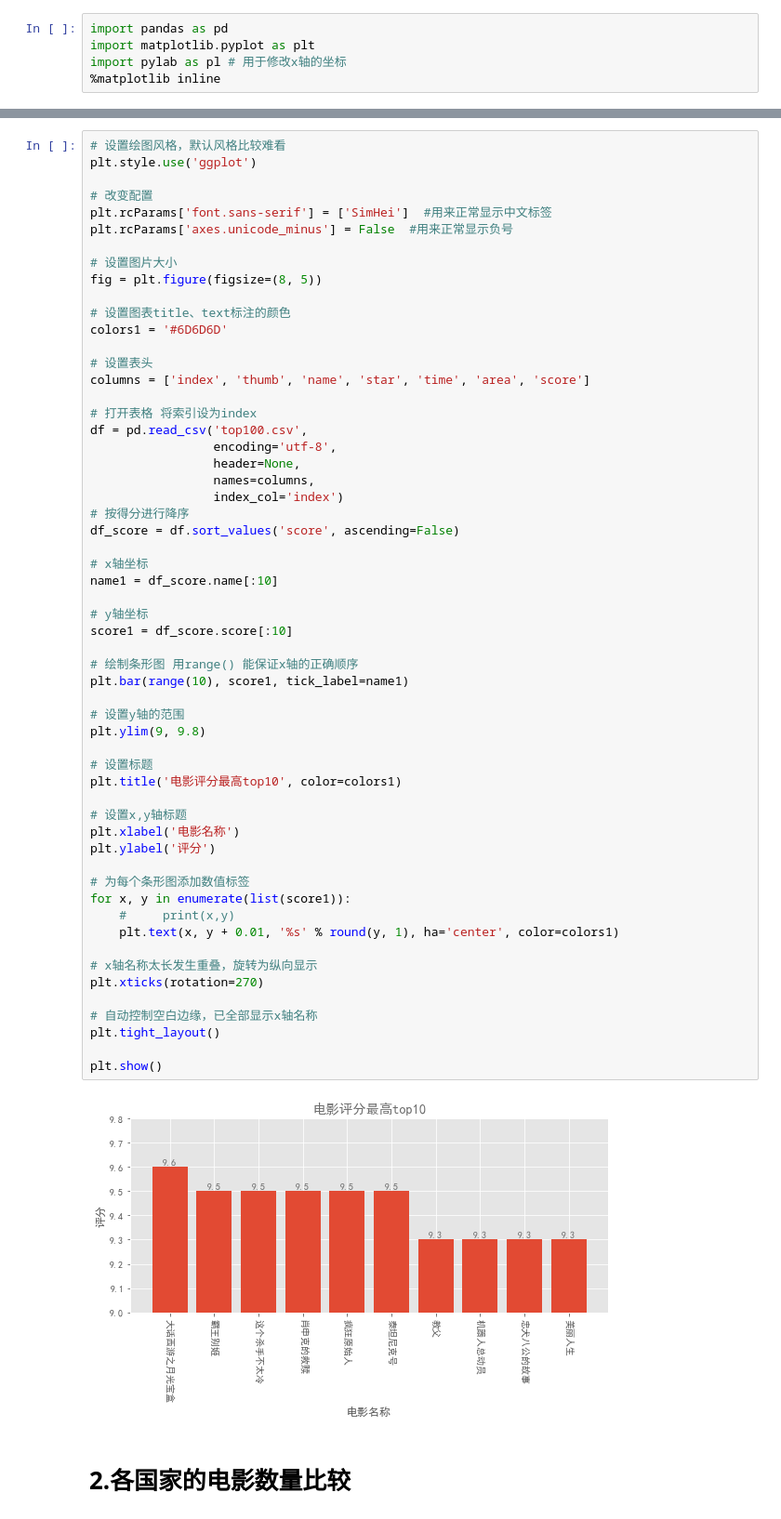
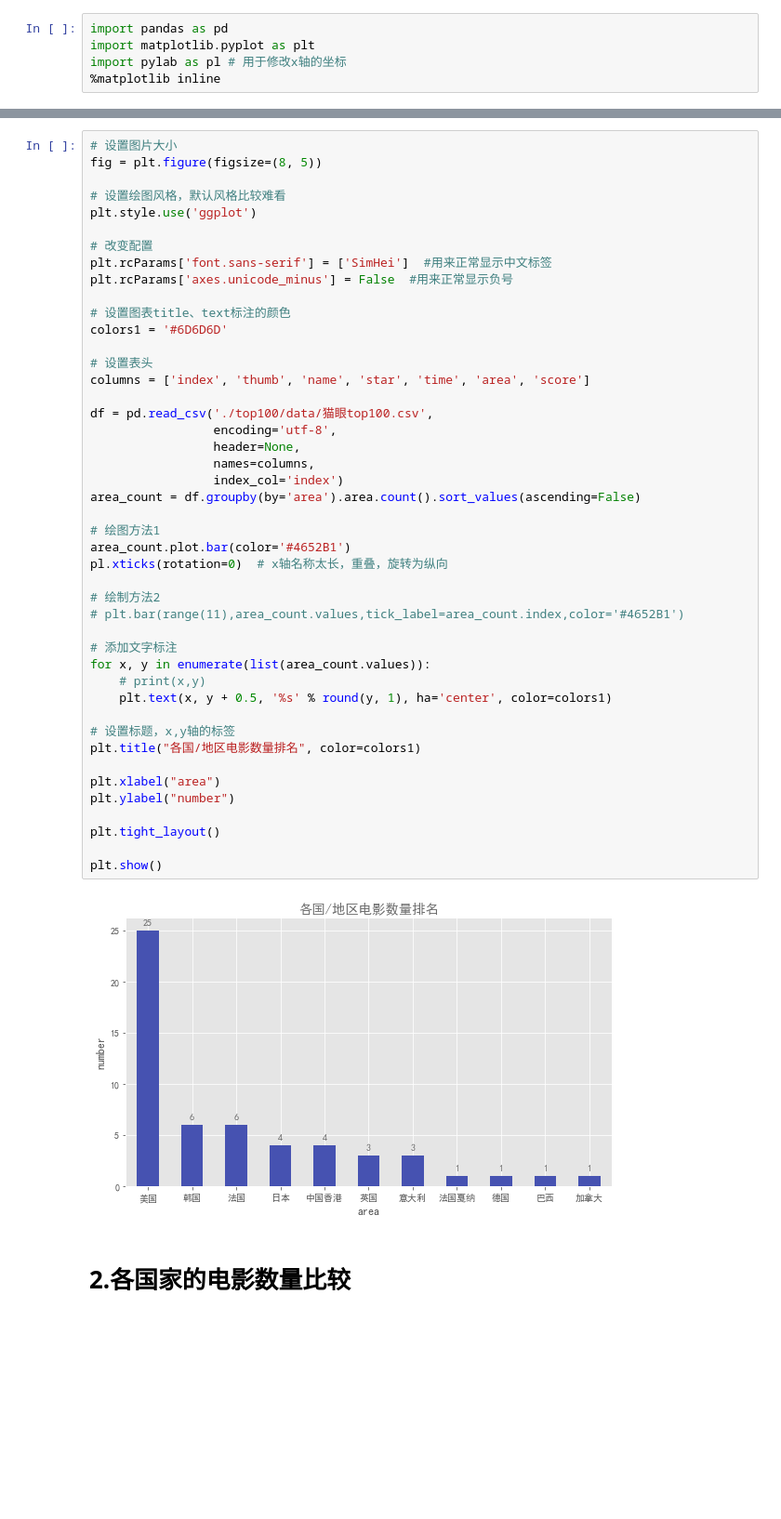
Before and after one commit to AlfredZKY/spider, a Jupyter notebook: top100/top可视化.ipynb, the cells around one changed output, grey strips where cells are left out. Shown: that part at 93% size. Saved outputs shown, nothing was run; the diff lists cells and outputs as text; blank space fills up the shorter version.

```diff
--- a/top100/top可视化.ipynb
+++ b/top100/top可视化.ipynb
@@ -10,62 +10,50 @@ import pylab as pl # 用于修改x轴的坐标
 # %%
+# 设置图片大小
+fig = plt.figure(figsize=(8, 5))
+
 # 设置绘图风格，默认风格比较难看
 plt.style.use('ggplot')
 
 # 改变配置
 plt.rcParams['font.sans-serif'] = ['SimHei']  #用来正常显示中文标签
 plt.rcParams['axes.unicode_minus'] = False  #用来正常显示负号
 
-# 设置图片大小
-fig = plt.figure(figsize=(8, 5))
-
 # 设置图表title、text标注的颜色
 colors1 = '#6D6D6D'
 
 # 设置表头
 columns = ['index', 'thumb', 'name', 'star', 'time', 'area', 'score']
 
-# 打开表格 将索引设为index
-df = pd.read_csv('top100.csv',
+df = pd.read_csv('./top100/data/猫眼top100.csv',
                  encoding='utf-8',
                  header=None,
                  names=columns,
                  index_col='index')
-# 按得分进行降序
-df_score = df.sort_values('score', ascending=False)
+area_count = df.groupby(by='area').area.count().sort_values(ascending=False)
 
-# x轴坐标
-name1 = df_score.name[:10]
+# 绘图方法1
+area_count.plot.bar(color='#4652B1')
+pl.xticks(rotation=0)  # x轴名称太长，重叠，旋转为纵向
 
-# y轴坐标
-score1 = df_score.score[:10]
+# 绘制方法2
+# plt.bar(range(11),area_count.values,tick_label=area_count.index,color='#4652B1')
 
-# 绘制条形图 用range() 能保证x轴的正确顺序
-plt.bar(range(10), score1, tick_label=name1)
+# 添加文字标注
+for x, y in enumerate(list(area_count.values)):
+    # print(x,y)
+    plt.text(x, y + 0.5, '%s' % round(y, 1), ha='center', color=colors1)
 
-# 设置y轴的范围
-plt.ylim(9, 9.8)
+# 设置标题，x,y轴的标签
+plt.title("各国/地区电影数量排名", color=colors1)
 
-# 设置标题
-plt.title('电影评分最高top10', color=colors1)
+plt.xlabel("area")
+plt.ylabel("number")
 
-# 设置x,y轴标题
-plt.xlabel('电影名称')
-plt.ylabel('评分')
-
-# 为每个条形图添加数值标签
-for x, y in enumerate(list(score1)):
-    #     print(x,y)
-    plt.text(x, y + 0.01, '%s' % round(y, 1), ha='center', color=colors1)
-
-# x轴名称太长发生重叠，旋转为纵向显示
-plt.xticks(rotation=270)
-
-# 自动控制空白边缘，已全部显示x轴名称
 plt.tight_layout()
 
 plt.show()
 # %% [output]
-[figure, old version]
+[figure, new version]
 # %% [markdown]
 # 2.各国家的电影数量比较
 # %%
```
Also changed, not shown: parts of 5 cells of this notebook.
